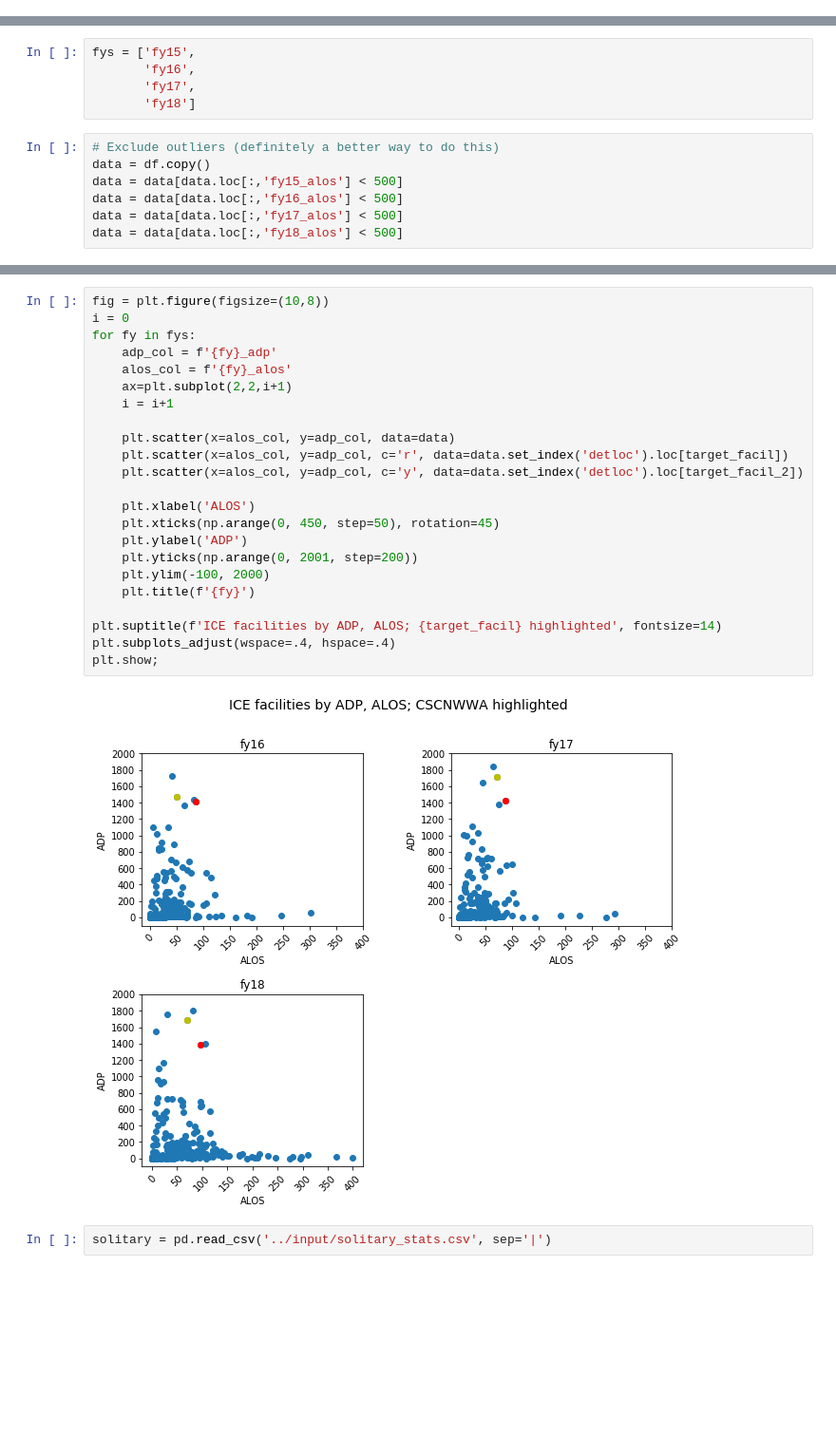
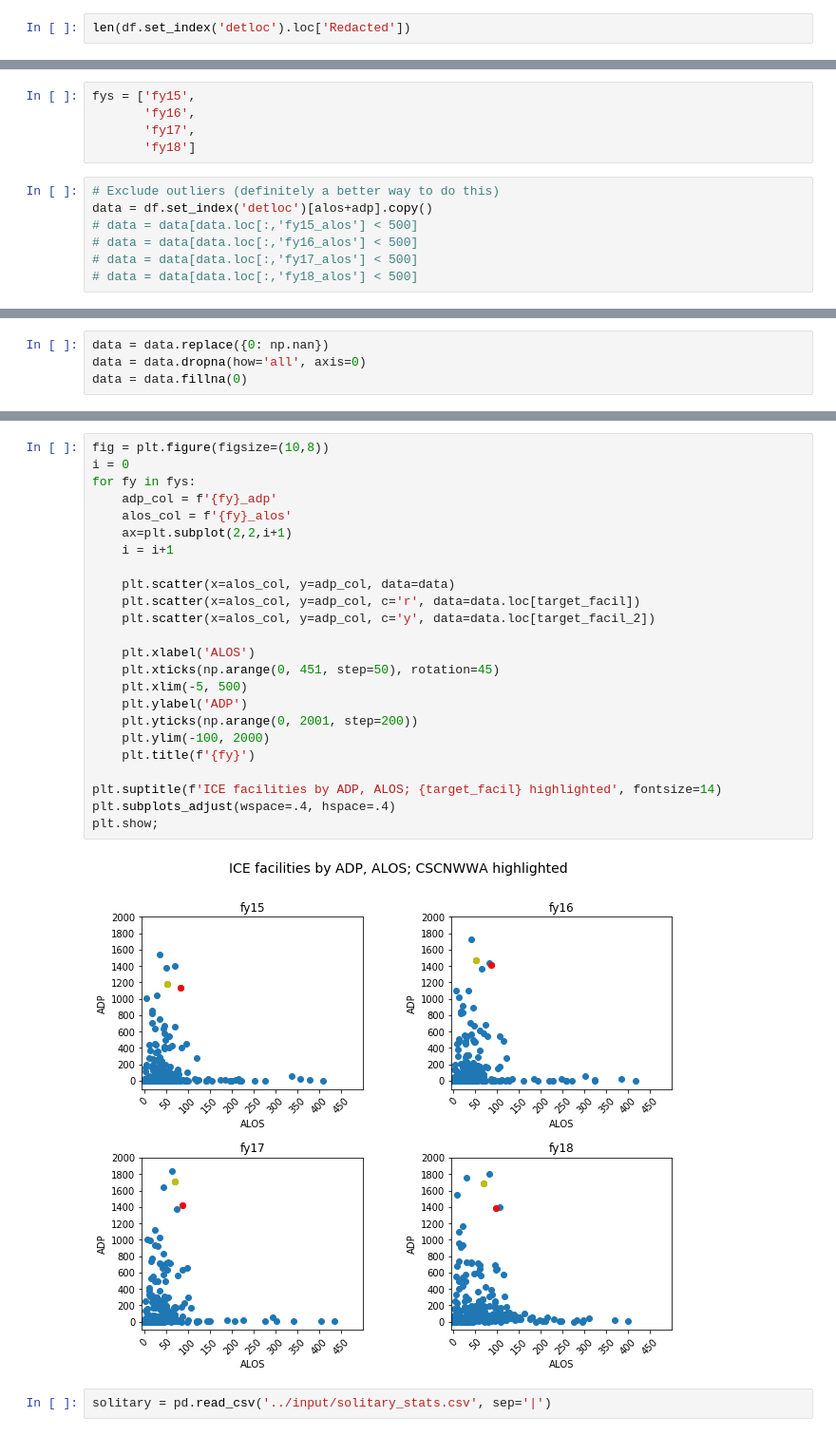
Before and after one commit to UWCHR/ice-facilities, a Jupyter notebook: analyze/note/facil_alos_hist.ipynb, the cells around one changed output, grey strips where cells are left out. Shown: that part at 95% size. Drawn from its saved outputs; the diff is of its cells as text; blank space fills up the shorter version.

```diff
--- a/analyze/note/facil_alos_hist.ipynb
+++ b/analyze/note/facil_alos_hist.ipynb
@@ -90,3 +90,5 @@ target_facil_2 = 'ADLNTCA'
 df.set_index('detloc').loc[target_facil, alos].values
 # %% [output]
 array([82.0, 86.0, 87.0, 97.0], dtype=object)
+# %%
+len(df.set_index('detloc').loc['Redacted'])
@@ -149,8 +159,8 @@ fys = ['fy15',
        'fy18']
 # %%
 # Exclude outliers (definitely a better way to do this)
-data = df.copy()
-data = data[data.loc[:,'fy15_alos'] < 500]
-data = data[data.loc[:,'fy16_alos'] < 500]
-data = data[data.loc[:,'fy17_alos'] < 500]
-data = data[data.loc[:,'fy18_alos'] < 500]
+data = df.set_index('detloc')[alos+adp].copy()
+# data = data[data.loc[:,'fy15_alos'] < 500]
+# data = data[data.loc[:,'fy16_alos'] < 500]
+# data = data[data.loc[:,'fy17_alos'] < 500]
+# data = data[data.loc[:,'fy18_alos'] < 500]
@@ -156,0 +189,4 @@ data = data[data.loc[:,'fy18_alos'] < 500]
+# %%
+data = data.replace({0: np.nan})
+data = data.dropna(how='all', axis=0)
+data = data.fillna(0)
@@ -157,27 +197,28 @@ data = data[data.loc[:,'fy18_alos'] < 500]
 # %%
 fig = plt.figure(figsize=(10,8))
 i = 0
 for fy in fys:
     adp_col = f'{fy}_adp'
     alos_col = f'{fy}_alos'
     ax=plt.subplot(2,2,i+1)
     i = i+1
 
     plt.scatter(x=alos_col, y=adp_col, data=data)
-    plt.scatter(x=alos_col, y=adp_col, c='r', data=data.set_index('detloc').loc[target_facil])
-    plt.scatter(x=alos_col, y=adp_col, c='y', data=data.set_index('detloc').loc[target_facil_2])
+    plt.scatter(x=alos_col, y=adp_col, c='r', data=data.loc[target_facil])
+    plt.scatter(x=alos_col, y=adp_col, c='y', data=data.loc[target_facil_2])
 
     plt.xlabel('ALOS')
-    plt.xticks(np.arange(0, 450, step=50), rotation=45)
+    plt.xticks(np.arange(0, 451, step=50), rotation=45)
+    plt.xlim(-5, 500)
     plt.ylabel('ADP')
     plt.yticks(np.arange(0, 2001, step=200))
     plt.ylim(-100, 2000)
     plt.title(f'{fy}')
 
 plt.suptitle(f'ICE facilities by ADP, ALOS; {target_facil} highlighted', fontsize=14)
 plt.subplots_adjust(wspace=.4, hspace=.4)
 plt.show;
 # %% [output]
-[figure, old version]
+[figure, new version]
 # %%
 solitary = pd.read_csv('../input/solitary_stats.csv', sep='|')
```
Also changed, not shown: parts of 6 cells of this notebook, 1 other file.
